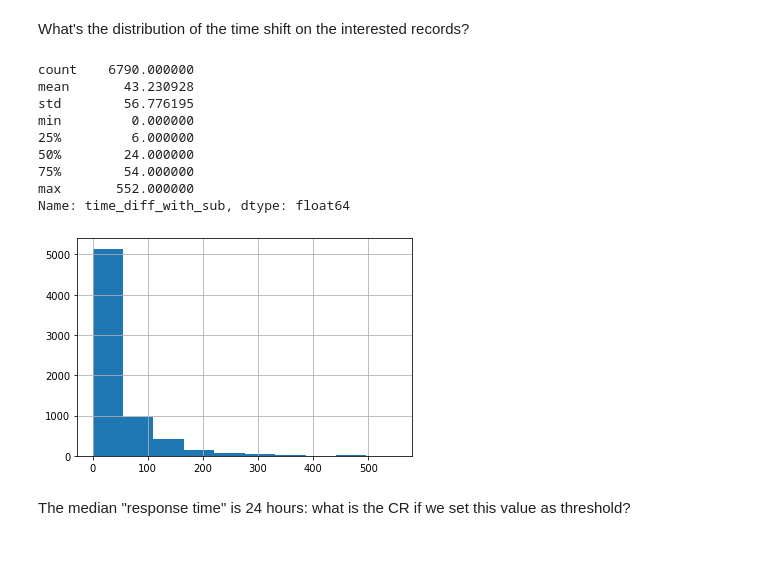
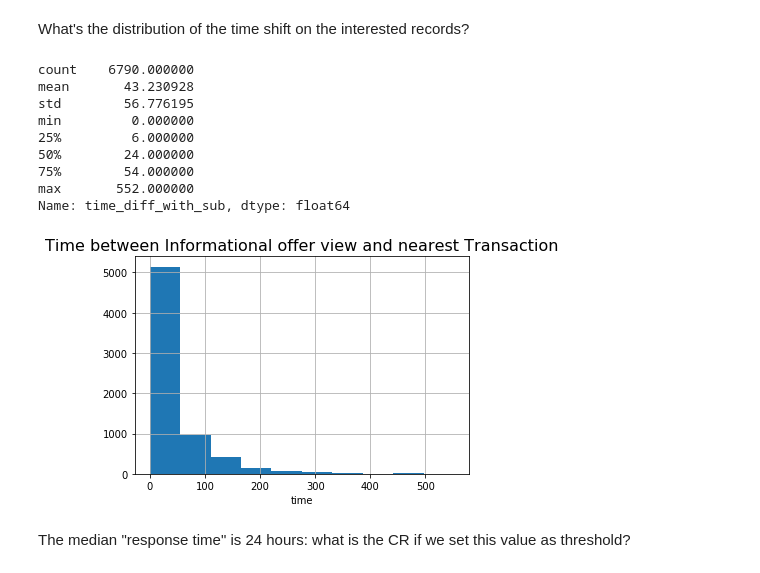
Before and after one commit to MatteoFelici/Capstone_Starkbucks_MLE, a Jupyter notebook: Feature_Engineering.ipynb, the cells around one changed output. Cells and saved outputs as stored; diff of their text form; code cells hidden in the pictures.

Commit message:
- Finished the modeling phase - Started the document for project report - Added images for important plots

```diff
--- a/Feature_Engineering.ipynb
+++ b/Feature_Engineering.ipynb
@@ -114,19 +114,23 @@ What's the distribution of the time shift on the interested records?
 # %%
 display(inf.loc[(inf['offer_type'] == 'informational') & (inf['sub_offer_type'] == 'transaction'), 'time_diff_with_sub'].describe())
 
+print('\n\n')
+
 inf.loc[(inf['offer_type'] == 'informational') & (inf['sub_offer_type'] == 'transaction'), 'time_diff_with_sub'].hist()
+plt.title('Time between Informational offer view and nearest Transaction', size=16)
+plt.xlabel('time')
 plt.show()
 # %% [output]
 count    6790.000000
 mean       43.230928
 std        56.776195
 min         0.000000
 25%         6.000000
 50%        24.000000
 75%        54.000000
 max       552.000000
 Name: time_diff_with_sub, dtype: float64
-[figure, old version]
+[figure, new version]
 # %% [markdown]
 The median "response time" is 24 hours: what is the CR if we set this value as threshold?
 # %%
```
Also changed, not shown: parts of 9 cells of this notebook, 32 other files.
